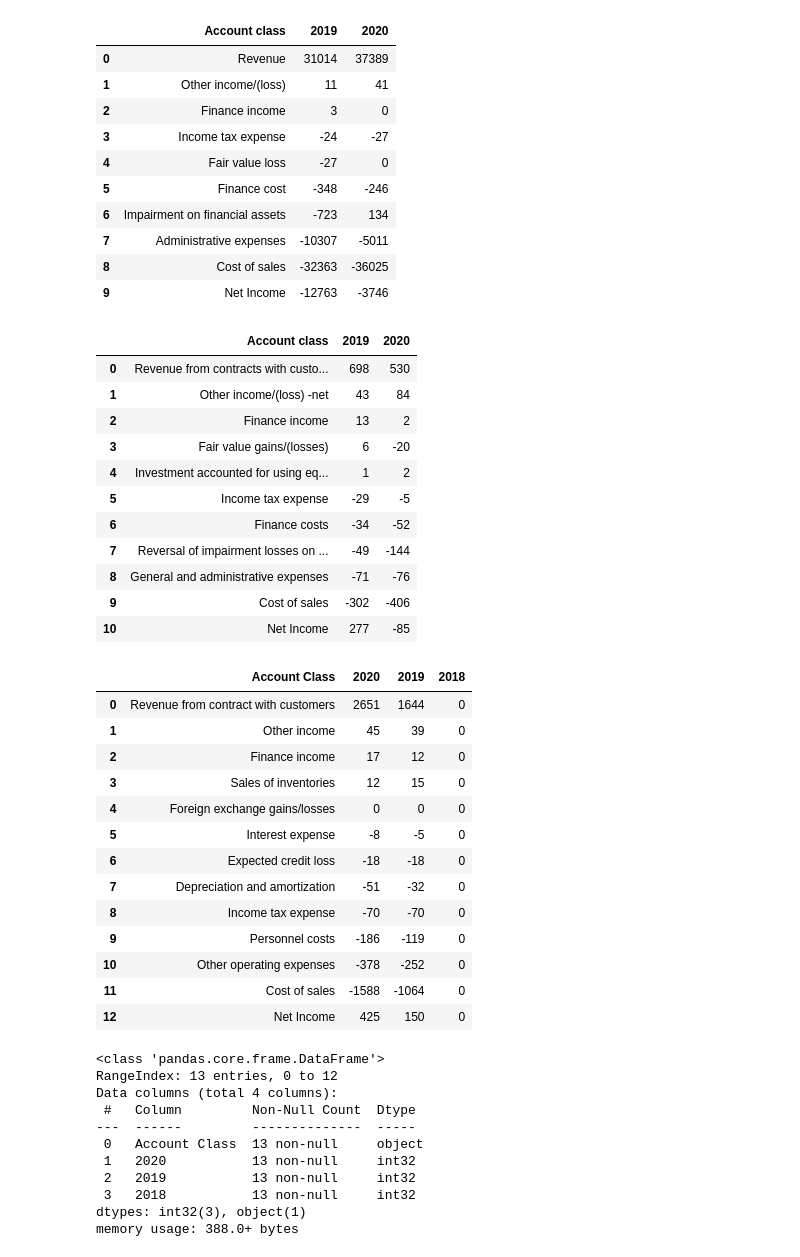
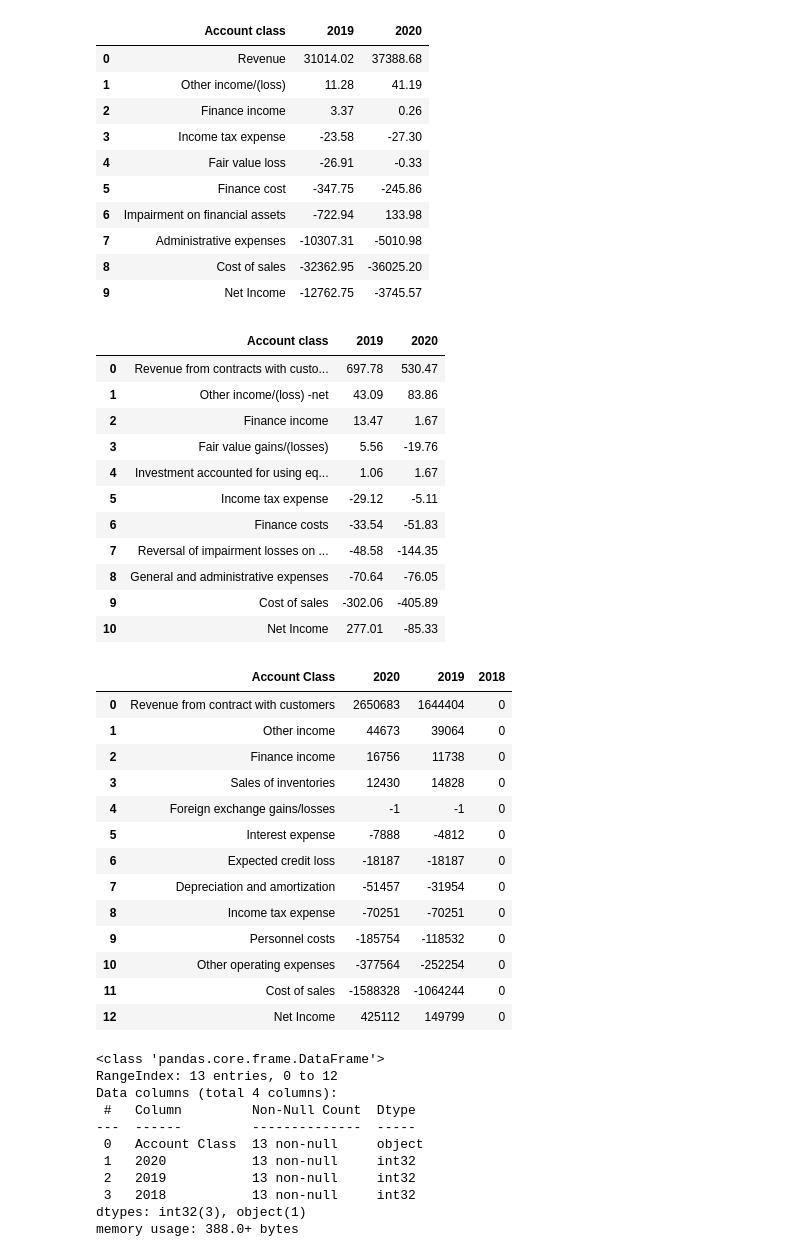
Before and after one commit to nkwachiabel/accounting_functions, a Jupyter notebook: Accounting functions/Accounting functions notebook.ipynb, the cells around one changed output. Cells and saved outputs as stored; diff of their text form; code cells hidden in the pictures.

```diff
--- a/Accounting functions/Accounting functions notebook.ipynb
+++ b/Accounting functions/Accounting functions notebook.ipynb
@@ -18,7 +19,7 @@ trial_bal_test_2.head(2)
 | 0 | 22012 | Contract Asset- Gas | Current Assets | Contract Asset | Contract assets | BS | 21258781.89 | 6166851.19 | ... |
 | 1 | 20907 | Other Current Financial Assets | Current Assets | Other Assets | Other Assets | BS | 0.00 | 0.00 | ... |
 # %%
-tria_bal_3 = acfn.get_file()
+tria_bal_3 = uty.get_file()
 trial_bal_test_3 = tria_bal_3.copy()
 trial_bal_test_3.head(2)
 # %% [output]
@@ -26,54 +27,57 @@ trial_bal_test_3.head(2)
 | 0 | Current assets | Trade and other receivables | Trade receivables | 20000050 | Customer invoices | 81459.07728 | 394520.56 | 5416.0 | ... |
 | 1 | Current assets | Trade and other receivables | Trade receivables | 20000051 | Credit notes | 0.00000 | 0.00 | 0.0 | ... |
 # %%
-testing1 = acfn.inc_stmt(trial_bal_test_1, 'FS Classification', 'IS', 'ACCOUNT CODE', 'Account class',1000)
+testing1 = acfn.inc_stmt(trial_bal_test_1, 'FS Classification', 'IS', 'ACCOUNT CODE', 'Account class',1000,
+                         rounding=2, positive=False)
 testing1
 # %% [output]
 |  | Account class | 2019 | 2020 |
-| 0 | Revenue | 31014 | 37389 |
-| 1 | Other income/(loss) | 11 | 41 |
-| 2 | Finance income | 3 | 0 |
-| 3 | Income tax expense | -24 | -27 |
-| 4 | Fair value loss | -27 | 0 |
-| 5 | Finance cost | -348 | -246 |
-| 6 | Impairment on financial assets | -723 | 134 |
-| 7 | Administrative expenses | -10307 | -5011 |
-| 8 | Cost of sales | -32363 | -36025 |
-| 9 | Net Income | -12763 | -3746 |
+| 0 | Revenue | 31014.02 | 37388.68 |
+| 1 | Other income/(loss) | 11.28 | 41.19 |
+| 2 | Finance income | 3.37 | 0.26 |
+| 3 | Income tax expense | -23.58 | -27.30 |
+| 4 | Fair value loss | -26.91 | -0.33 |
+| 5 | Finance cost | -347.75 | -245.86 |
+| 6 | Impairment on financial assets | -722.94 | 133.98 |
+| 7 | Administrative expenses | -10307.31 | -5010.98 |
+| 8 | Cost of sales | -32362.95 | -36025.20 |
+| 9 | Net Income | -12762.75 | -3745.57 |
 # %%
-testing2 = acfn.inc_stmt(trial_bal_test_2, 'FS Item', 'IS', 'Account Code', 'Account class',1000000)
+testing2 = acfn.inc_stmt(trial_bal_test_2, 'FS Item', 'IS', 'Account Code', 'Account class',1000000,
+                         rounding=2, positive=False)
 testing2
 # %% [output]
 |  | Account class | 2019 | 2020 |
-| 0 | Revenue from contracts with custo... | 698 | 530 |
-| 1 | Other income/(loss) -net | 43 | 84 |
-| 2 | Finance income | 13 | 2 |
-| 3 | Fair value gains/(losses) | 6 | -20 |
-| 4 | Investment accounted for using eq... | 1 | 2 |
-| 5 | Income tax expense | -29 | -5 |
-| 6 | Finance costs | -34 | -52 |
-| 7 | Reversal of impairment losses on ... | -49 | -144 |
-| 8 | General and administrative expenses | -71 | -76 |
-| 9 | Cost of sales | -302 | -406 |
-| 10 | Net Income | 277 | -85 |
+| 0 | Revenue from contracts with custo... | 697.78 | 530.47 |
+| 1 | Other income/(loss) -net | 43.09 | 83.86 |
+| 2 | Finance income | 13.47 | 1.67 |
+| 3 | Fair value gains/(losses) | 5.56 | -19.76 |
+| 4 | Investment accounted for using eq... | 1.06 | 1.67 |
+| 5 | Income tax expense | -29.12 | -5.11 |
+| 6 | Finance costs | -33.54 | -51.83 |
+| 7 | Reversal of impairment losses on ... | -48.58 | -144.35 |
+| 8 | General and administrative expenses | -70.64 | -76.05 |
+| 9 | Cost of sales | -302.06 | -405.89 |
+| 10 | Net Income | 277.01 | -85.33 |
 # %%
-testing3 = acfn.inc_stmt(trial_bal_test_3, 'FS Classification', 'Income_Statement', 'Account Code', 'Account Class',1000000)
+testing3 = acfn.inc_stmt(trial_bal_test_3, 'FS Classification', 'Income_Statement', 'Account Code', 'Account Class',1000,
+              rounding=0, positive=False)
 testing3
 # %% [output]
 |  | Account Class | 2020 | 2019 | 2018 |
-| 0 | Revenue from contract with customers | 2651 | 1644 | 0 |
-| 1 | Other income | 45 | 39 | 0 |
-| 2 | Finance income | 17 | 12 | 0 |
-| 3 | Sales of inventories | 12 | 15 | 0 |
-| 4 | Foreign exchange gains/losses | 0 | 0 | 0 |
-| 5 | Interest expense | -8 | -5 | 0 |
-| 6 | Expected credit loss | -18 | -18 | 0 |
-| 7 | Depreciation and amortization | -51 | -32 | 0 |
-| 8 | Income tax expense | -70 | -70 | 0 |
-| 9 | Personnel costs | -186 | -119 | 0 |
-| 10 | Other operating expenses | -378 | -252 | 0 |
-| 11 | Cost of sales | -1588 | -1064 | 0 |
-| 12 | Net Income | 425 | 150 | 0 |
+| 0 | Revenue from contract with customers | 2650683 | 1644404 | 0 |
+| 1 | Other income | 44673 | 39064 | 0 |
+| 2 | Finance income | 16756 | 11738 | 0 |
+| 3 | Sales of inventories | 12430 | 14828 | 0 |
+| 4 | Foreign exchange gains/losses | -1 | -1 | 0 |
+| 5 | Interest expense | -7888 | -4812 | 0 |
+| 6 | Expected credit loss | -18187 | -18187 | 0 |
+| 7 | Depreciation and amortization | -51457 | -31954 | 0 |
+| 8 | Income tax expense | -70251 | -70251 | 0 |
+| 9 | Personnel costs | -185754 | -118532 | 0 |
+| 10 | Other operating expenses | -377564 | -252254 | 0 |
+| 11 | Cost of sales | -1588328 | -1064244 | 0 |
+| 12 | Net Income | 425112 | 149799 | 0 |
 # %%
 testing3.info()
 # %% [output]
```
Also changed, not shown: parts of 18 cells of this notebook, 3 other files.
